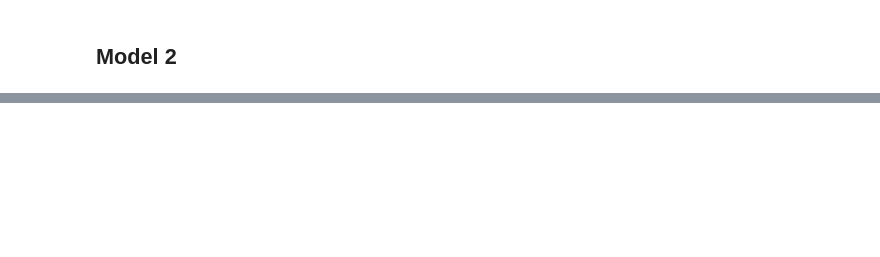
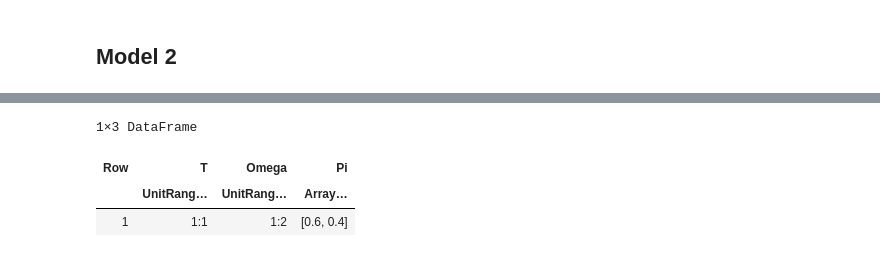
Before and after one commit to ltempfli/Team_assignment_AMO, a Jupyter notebook: Model_2.ipynb, the cells around one changed output, grey strips where cells are left out. Saved outputs shown, nothing was run; the diff lists cells and outputs as text; code cells hidden in the pictures; blank space fills up the shorter version.

```diff
--- a/Model_2.ipynb
+++ b/Model_2.ipynb
@@ -49,3 +114,10 @@ df_buses
+# %%
+df_other
+# %% [output]
+1×3 DataFrame
+| Row | T | Omega | Pi |
+|  | UnitRang… | UnitRang… | Array… |
+| 1 | 1:1 | 1:2 | [0.6, 0.4] |
 # %%
 """
 N = 1:2                                #number of nodes (buses)
```
Also changed, not shown: parts of 16 cells of this notebook, 2 other files.
